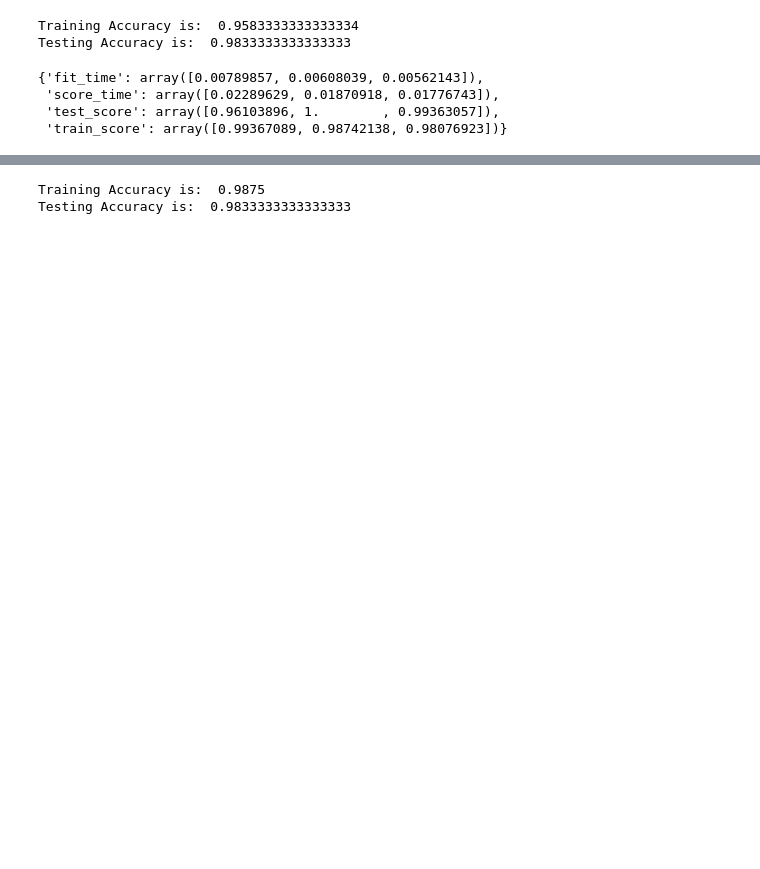
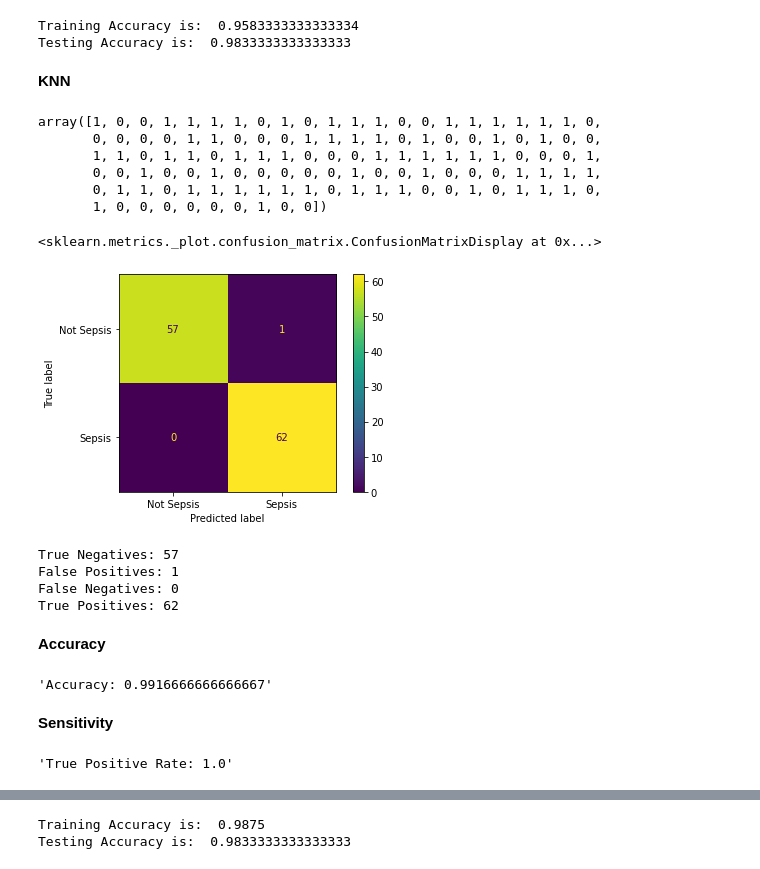
Before and after one commit to brotheramin/MachineLearning, a Jupyter notebook: SepsisMiniProject.ipynb, the cells around one changed output, grey strips where cells are left out. Drawn from its saved outputs; the diff is of its cells as text; code cells hidden in the pictures; blank space fills up the shorter version.

```diff
--- a/SepsisMiniProject.ipynb
+++ b/SepsisMiniProject.ipynb
@@ -179,15 +352,60 @@ print("Testing Accuracy is: ", logreg.score(X_test, y_test))
 # %% [output]
 Training Accuracy is:  0.9583333333333334
 Testing Accuracy is:  0.9833333333333333
+# %% [markdown]
+**KNN**
 # %%
 from sklearn.neighbors import KNeighborsClassifier
 
-knn = KNeighborsClassifier(n_neighbors=50)
-knn.fit(X_train, y_train)
-cv_knn = cross_validate(knn, X_train, y_train, cv=3, scoring="f1", return_train_score=True)
-cv_knn
+model = KNeighborsClassifier().fit(X_train, y_train)
+test_predictions = model.predict(X_test)
+test_predictions
 # %% [output]
-{'fit_time': array([0.00789857, 0.00608039, 0.00562143]),
- 'score_time': array([0.02289629, 0.01870918, 0.01776743]),
- 'test_score': array([0.96103896, 1.        , 0.99363057]),
- 'train_score': array([0.99367089, 0.98742138, 0.98076923])}
+array([1, 0, 0, 1, 1, 1, 1, 0, 1, 0, 1, 1, 1, 0, 0, 1, 1, 1, 1, 1, 1, 0,
+       0, 0, 0, 0, 1, 1, 0, 0, 0, 1, 1, 1, 1, 0, 1, 0, 0, 1, 0, 1, 0, 0,
+       1, 1, 0, 1, 1, 0, 1, 1, 1, 0, 0, 0, 1, 1, 1, 1, 1, 1, 0, 0, 0, 1,
+       0, 0, 1, 0, 0, 1, 0, 0, 0, 0, 0, 1, 0, 0, 1, 0, 0, 0, 1, 1, 1, 1,
+       0, 1, 1, 0, 1, 1, 1, 1, 1, 1, 0, 1, 1, 1, 0, 0, 1, 0, 1, 1, 1, 0,
+       1, 0, 0, 0, 0, 0, 0, 1, 0, 0])
+# %%
+cm = confusion_matrix(y_test, test_predictions, labels=[0, 1])
+disp = ConfusionMatrixDisplay(confusion_matrix=cm,
+                              display_labels=['Not Sepsis', 'Sepsis'])
+disp.plot()
+# %% [output]
+<sklearn.metrics._plot.confusion_matrix.ConfusionMatrixDisplay at 0x...>
+[figure, added]
+# %%
+tn, fp, fn, tp = cm.ravel()
+
+s = """
+True Negatives: {0}
+False Positives: {1}
+False Negatives: {2}
+True Positives: {3}
+""".format(tn, fp, fn, tp)
+
+print(s)
+# %% [output]
+True Negatives: 57
+False Positives: 1
+False Negatives: 0
+True Positives: 62
+# %% [markdown]
+**Accuracy**
+# %%
+def accuracy(tn, fp, fn, tp):
+  return (tp + tn) / (tp + tn + fp + fn)
+
+"Accuracy: {0}".format(accuracy(tn, fp, fn, tp))
+# %% [output]
+'Accuracy: 0.9916666666666667'
+# %% [markdown]
+**Sensitivity**
+# %%
+def tpr(tn, fp, fn, tp):
+  return tp / (tp + fn)
+
+"True Positive Rate: {0}".format(tpr(tn, fp, fn, tp))
+# %% [output]
+'True Positive Rate: 1.0'
```
Also changed, not shown: parts of 71 cells of this notebook.
